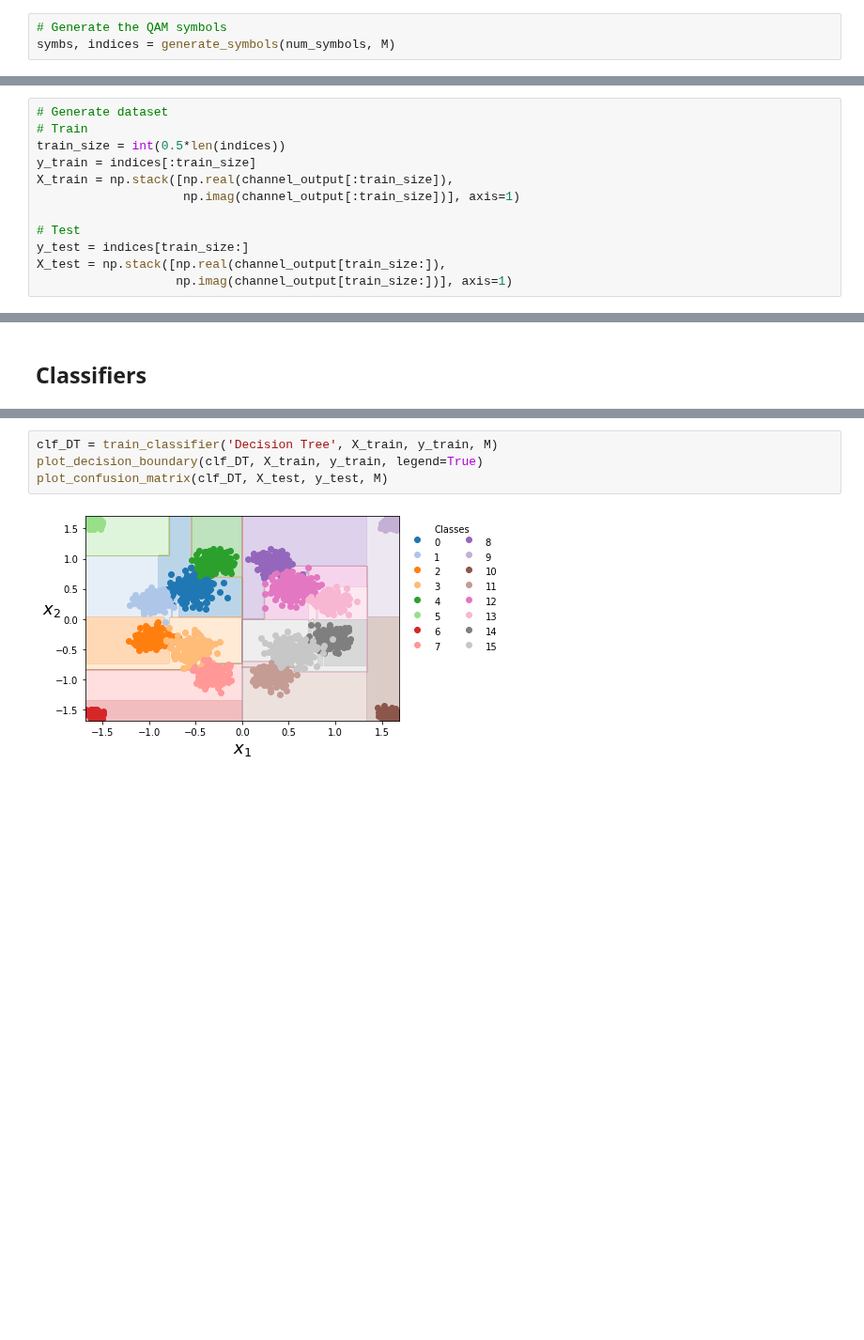
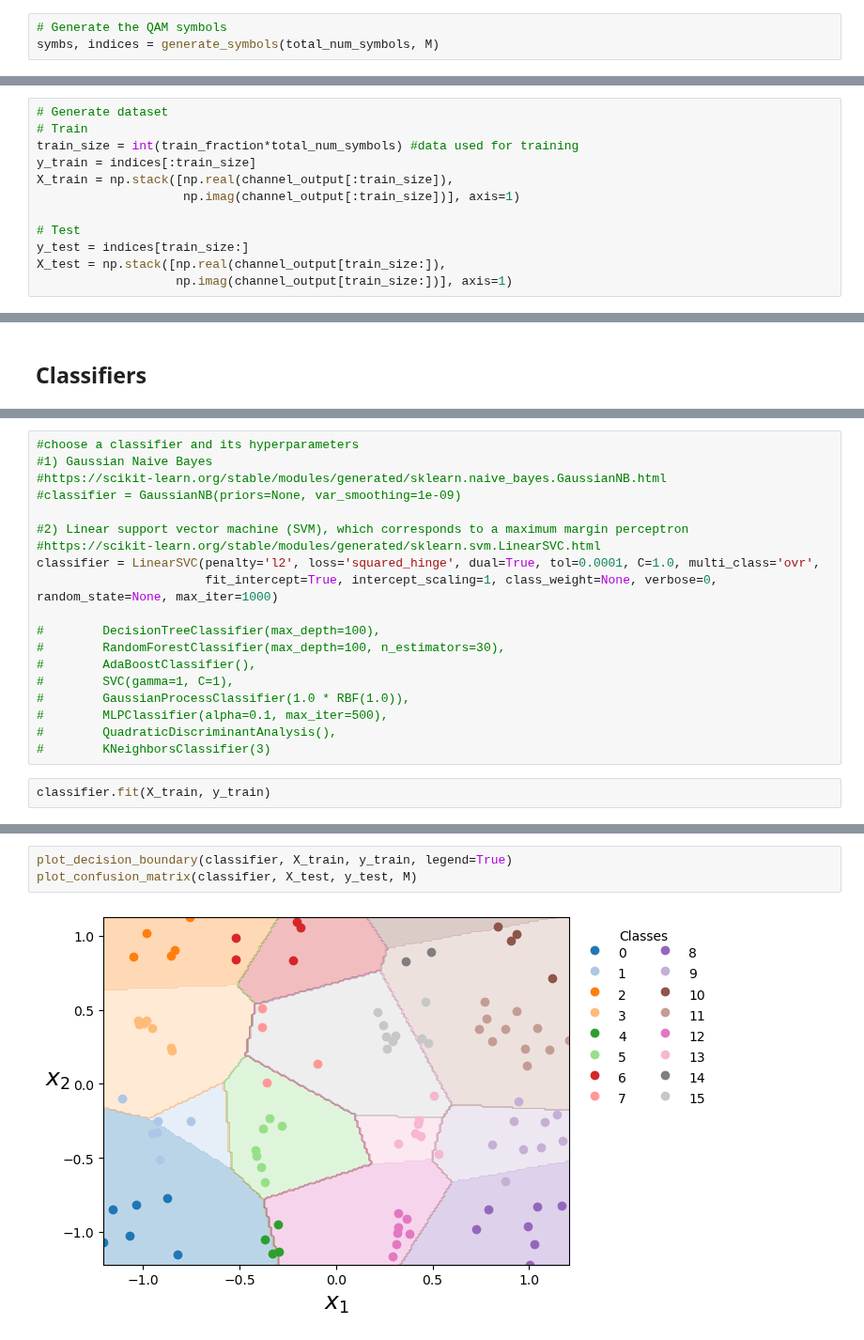
Before and after one commit to aldebaro/ai6g, a Jupyter notebook: 01_detection_qam_over_awgn.ipynb, the cells around one changed output, grey strips where cells are left out. Shown at 94% size. Saved outputs shown, nothing was run; the diff lists cells and outputs as text; blank space fills up the shorter version.

```diff
--- a/01_detection_qam_over_awgn.ipynb
+++ b/01_detection_qam_over_awgn.ipynb
@@ -57,7 +73,7 @@ Es           = 1       # Average symbol energy
 ### Generate QAM symbols and transmit them over the channel
 # %%
 # Generate the QAM symbols
-symbs, indices = generate_symbols(num_symbols, M)
+symbs, indices = generate_symbols(total_num_symbols, M)
 # %%
 if channel_type == 'awgn':
     channel = SISOFlatChannel(None, (1 + 0j, 0j))
@@ -70,7 +86,7 @@ else:
 # %%
 # Generate dataset
 # Train
-train_size = int(0.5*len(indices))
+train_size = int(train_fraction*total_num_symbols) #data used for training
 y_train = indices[:train_size]
 X_train = np.stack([np.real(channel_output[:train_size]),
                     np.imag(channel_output[:train_size])], axis=1)
@@ -107,0 +122,21 @@ plot_symbols()
+# %%
+#choose a classifier and its hyperparameters
+#1) Gaussian Naive Bayes
+#https://scikit-learn.org/stable/modules/generated/sklearn.naive_bayes.GaussianNB.html
+#classifier = GaussianNB(priors=None, var_smoothing=1e-09)
+
+#2) Linear support vector machine (SVM), which corresponds to a maximum margin perceptron
+#https://scikit-learn.org/stable/modules/generated/sklearn.svm.LinearSVC.html
+classifier = LinearSVC(penalty='l2', loss='squared_hinge', dual=True, tol=0.0001, C=1.0, multi_class='ovr',
+                       fit_intercept=True, intercept_scaling=1, class_weight=None, verbose=0, random_state=None, max_iter=1000)
+
+#        DecisionTreeClassifier(max_depth=100),
+#        RandomForestClassifier(max_depth=100, n_estimators=30),
+#        AdaBoostClassifier(),
+#        SVC(gamma=1, C=1),
+#        GaussianProcessClassifier(1.0 * RBF(1.0)),
+#        MLPClassifier(alpha=0.1, max_iter=500),
+#        QuadraticDiscriminantAnalysis(),
+#        KNeighborsClassifier(3)
+# %%
+classifier.fit(X_train, y_train)
@@ -108,6 +147,5 @@ plot_symbols()
 # %%
-clf_DT = train_classifier('Decision Tree', X_train, y_train, M)
-plot_decision_boundary(clf_DT, X_train, y_train, legend=True)
-plot_confusion_matrix(clf_DT, X_test, y_test, M)
+plot_decision_boundary(classifier, X_train, y_train, legend=True)
+plot_confusion_matrix(classifier, X_test, y_test, M)
 # %% [output]
-[figure, old version]
+[figure, new version]
```
Also changed, not shown: parts of 34 cells of this notebook, 1 other file.
